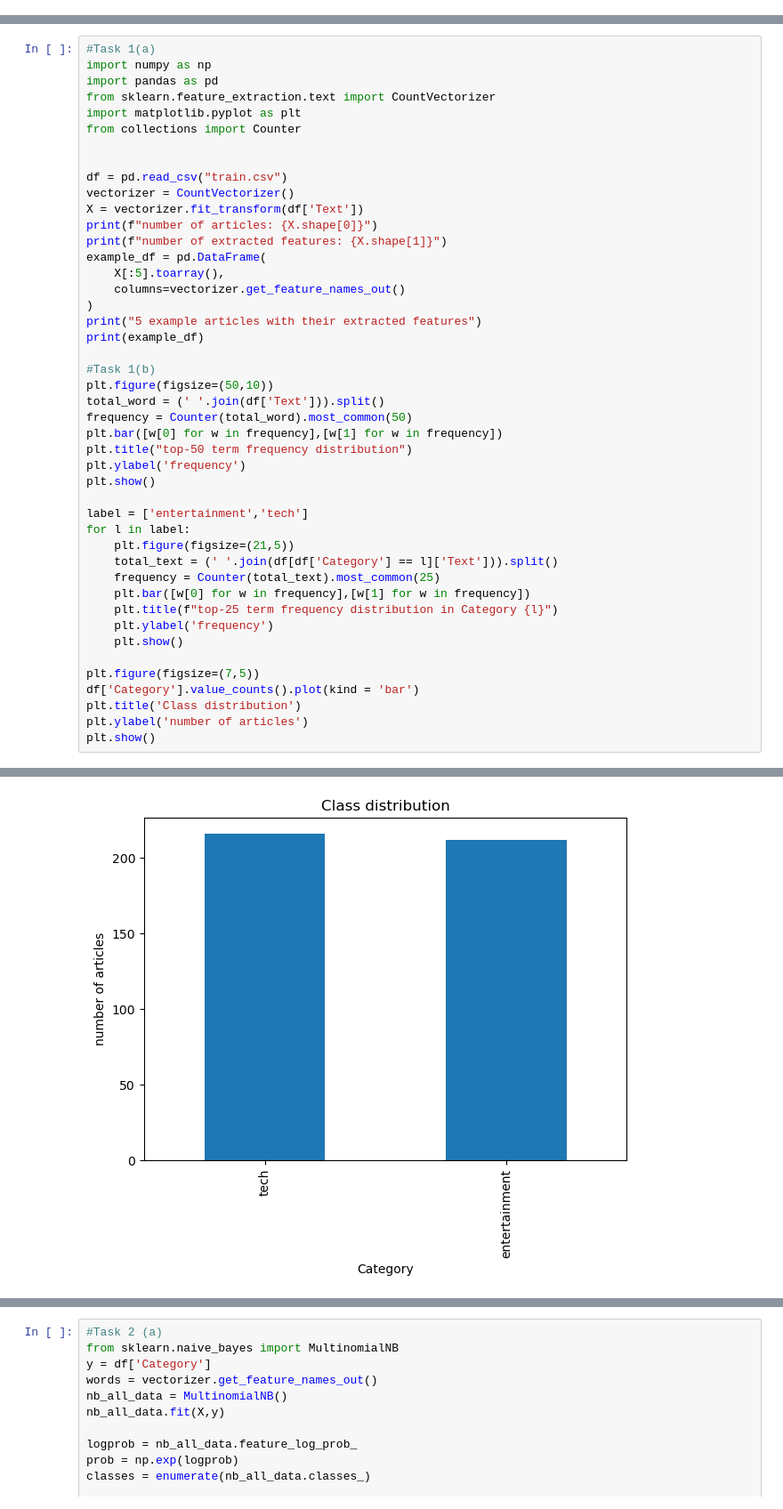
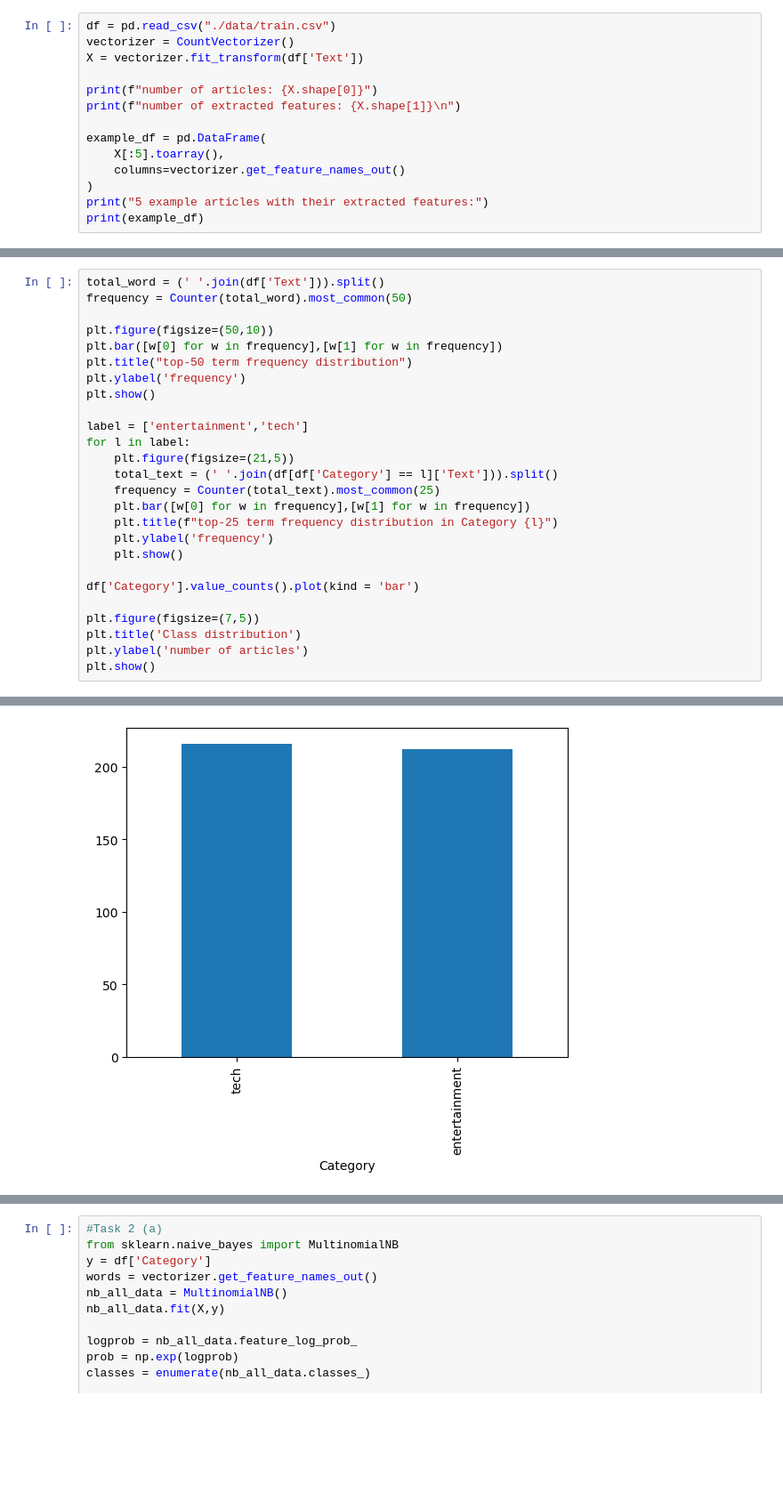
Before and after one commit to eand640/361assignment3, a Jupyter notebook: A3 naive bayes.ipynb, the cells around one changed output, grey strips where cells are left out. Shown at 89% size. Cells and saved outputs as stored; diff of their text form; blank space fills up the shorter version.

```diff
--- a/A3 naive bayes.ipynb
+++ b/A3 naive bayes.ipynb
@@ -0,0 +9,14 @@
+# %%
+df = pd.read_csv("./data/train.csv")
+vectorizer = CountVectorizer()
+X = vectorizer.fit_transform(df['Text'])
+
+print(f"number of articles: {X.shape[0]}")
+print(f"number of extracted features: {X.shape[1]}\n")
+
+example_df = pd.DataFrame(
+    X[:5].toarray(),
+    columns=vectorizer.get_feature_names_out()
+)
+print("5 example articles with their extracted features:")
+print(example_df)
@@ -1,28 +45,8 @@
 # %%
-#Task 1(a)
-import numpy as np
-import pandas as pd
-from sklearn.feature_extraction.text import CountVectorizer
-import matplotlib.pyplot as plt
-from collections import Counter
-
-
-df = pd.read_csv("train.csv")
-vectorizer = CountVectorizer()
-X = vectorizer.fit_transform(df['Text'])
-print(f"number of articles: {X.shape[0]}")
-print(f"number of extracted features: {X.shape[1]}")
-example_df = pd.DataFrame(
-    X[:5].toarray(),
-    columns=vectorizer.get_feature_names_out()
-)
-print("5 example articles with their extracted features")
-print(example_df)
-
-#Task 1(b)
-plt.figure(figsize=(50,10))
 total_word = (' '.join(df['Text'])).split()
 frequency = Counter(total_word).most_common(50)
+
+plt.figure(figsize=(50,10))
 plt.bar([w[0] for w in frequency],[w[1] for w in frequency])
 plt.title("top-50 term frequency distribution")
 plt.ylabel('frequency')
@@ -38,8 +62,9 @@ for l in label:
     plt.ylabel('frequency')
     plt.show()
 
+df['Category'].value_counts().plot(kind = 'bar')
+
 plt.figure(figsize=(7,5))
-df['Category'].value_counts().plot(kind = 'bar')
 plt.title('Class distribution')
 plt.ylabel('number of articles')
 plt.show()
@@ -65,4 +72,4 @@ number of extracted features: 13518
 [figure]
 [figure]
 [figure]
-[figure, old version]
+[figure, new version]
```
Also changed, not shown: parts of 6 cells of this notebook, 3 other files.
